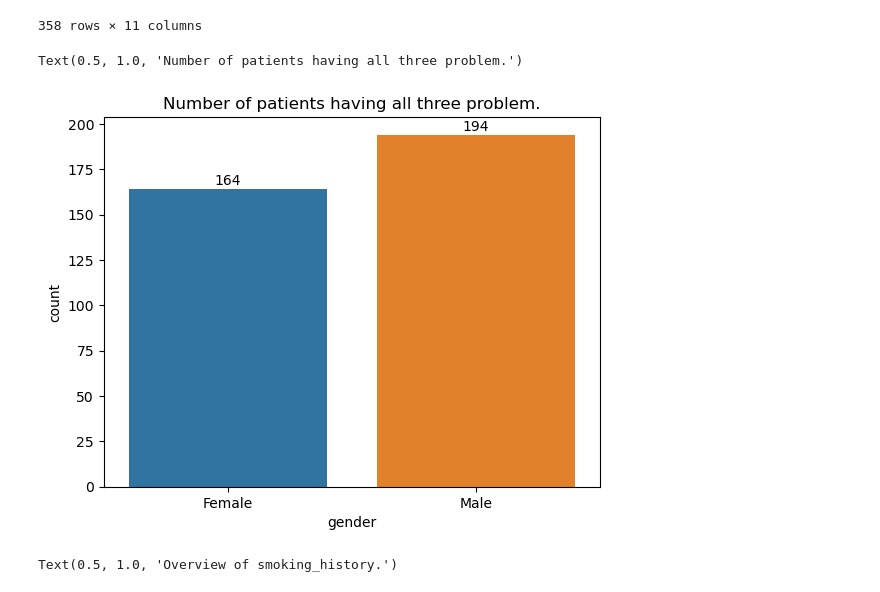
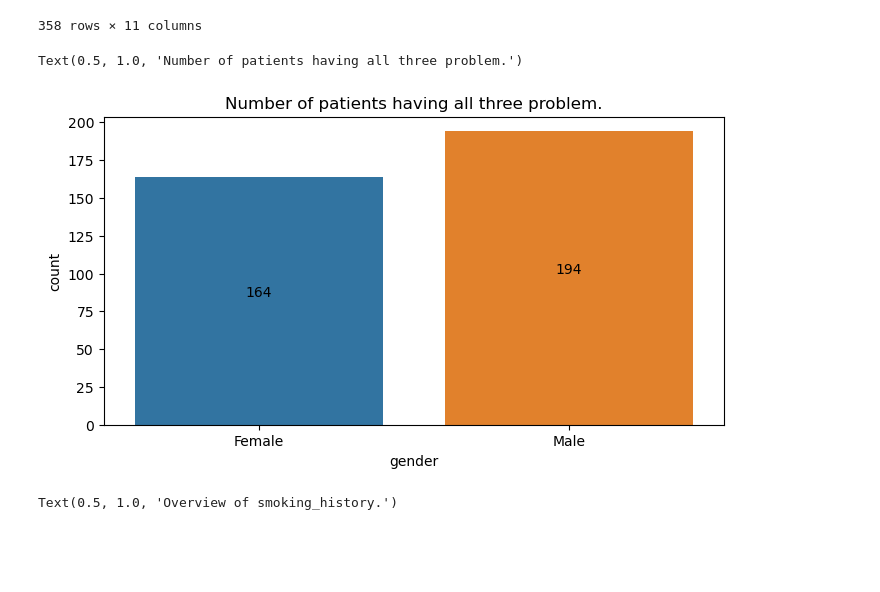
Before and after one commit to iktiyar/Practice-Project, a Jupyter notebook: Diabetes Prediction.ipynb, the cells around one changed output. Saved outputs shown, nothing was run; the diff lists cells and outputs as text; code cells hidden in the pictures; blank space fills up the shorter version.

```diff
--- a/Diabetes Prediction.ipynb
+++ b/Diabetes Prediction.ipynb
@@ -160,7 +160,7 @@ plt.show()
 # count of each gender category
 gender_counts = df['gender'].value_counts(normalize=True) * 100
 # Create a figure with subplots
-fig , ax = plt.subplots(1,2,figsize=(8,4))
+fig , ax = plt.subplots(1,2,figsize=(8,3))
 # Plotting using Seaborn countplot in the first subplot
 sns.countplot(data=df,x="gender",ax=ax[0])
 ax[0].set_title("Count of Gender")
@@ -208,3 +208,31 @@ plt.show()
 df_male = df[df['gender']=='Male']
 # only female
 df_female = df[df['gender']=='Female']
+# %%
+# plotting age_group and age_stage countplot separately
+# figure-1  only for male
+fig1,(ax1,ax2) = plt.subplots(1,2,figsize=(8,3))
+fig1.suptitle('Distribution of Male') # title
+sns.countplot(data=df_male,x='age_stage',ax=ax1) # age_stage
+sns.countplot(data=df_male,x='age_group',ax=ax2) # age_group
+plt.tight_layout()
+# figure-2 only for female
+fig2,(ax3,ax4) = plt.subplots(1,2,figsize=(8,3))
+fig2.suptitle("Distribution of Female") # title
+sns.countplot(data=df_female,x='age_stage',ax=ax3,order=['Adult','Senior','Teenager','Child','Youth','Infant']) # age_stage
+sns.countplot(data=df_female,x='age_group',ax=ax4) # age_group
+# reducing xticks font size and adding bar label
+for ax in [ax1, ax2, ax3, ax4]:
+    ax.tick_params(axis='x', labelsize=8)
+    ax.set_ylabel("")
+    # bar label
+    for p in ax.patches:
+        ax.annotate(format(p.get_height(),'.0f'),
+                      (p.get_x()+ p.get_width()/2.,p.get_height()),
+                      ha='center',va='center',
+                      xytext = (0,4),
+                      textcoords = 'offset points',
+                   fontsize=8)
+
+plt.tight_layout()
+plt.show()
@@ -230,18 +261,18 @@ df_risk
 358 rows × 11 columns
 # %%
 # number of critical male and female patients
-plt.figure()
+plt.figure(figsize=(8,4))
 ax = sns.countplot(data=df_risk,x='gender',order=['Female','Male'])
 for p in ax.patches:
         ax.annotate(format(p.get_height(),'.0f'),
-                      (p.get_x()+ p.get_width()/2.,p.get_height()),
+                      (p.get_x()+ p.get_width()/2.,p.get_height()/2),
                       ha='center',va='center',
                       xytext = (0,6),
                       textcoords = 'offset points')
 plt.title('Number of patients having all three problem.')
 # %% [output]
 Text(0.5, 1.0, 'Number of patients having all three problem.')
-[figure, old version]
+[figure, new version]
 # %%
 # countplot of critical diabetic patients
 plt.figure()
```
Also changed, not shown: parts of 3 cells of this notebook.
